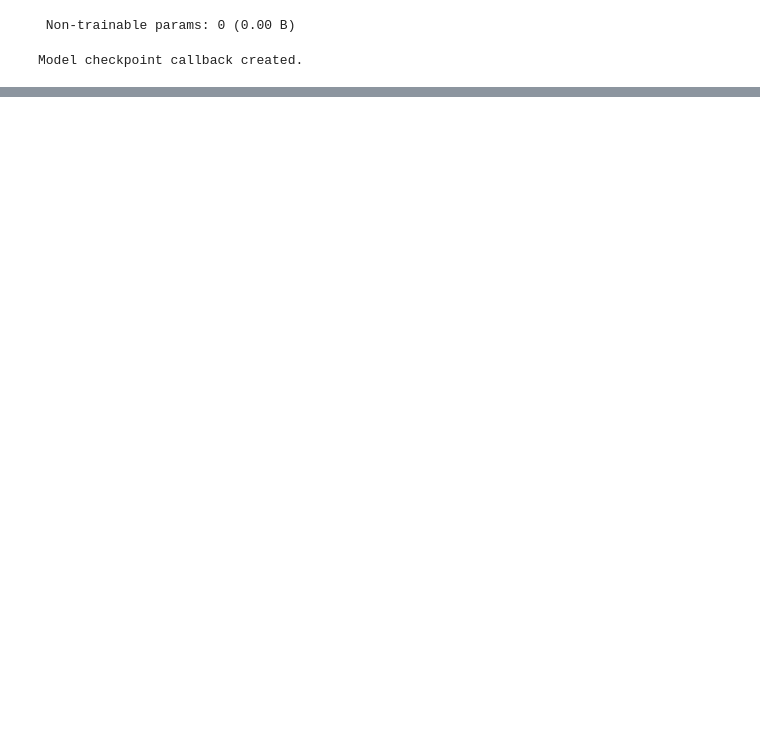
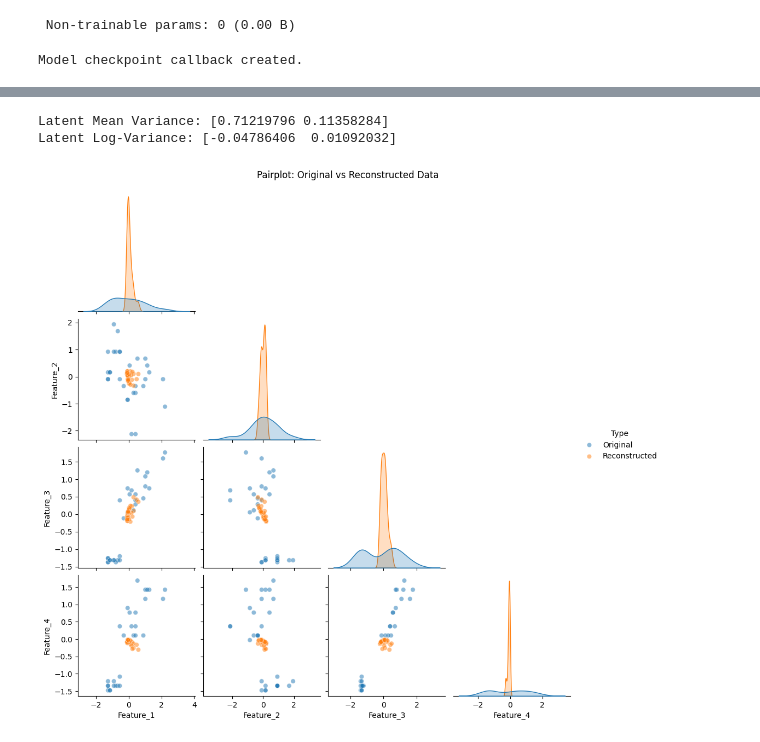
Before and after one commit to faduzin/representation-learning-vae, a Jupyter notebook: notebooks/testing.ipynb, the cells around one changed output, grey strips where cells are left out. Cells and saved outputs as stored; diff of their text form; code cells hidden in the pictures; blank space fills up the shorter version.

```diff
--- a/notebooks/testing.ipynb
+++ b/notebooks/testing.ipynb
@@ -117,2 +118,36 @@ Explained variance ratio: [0.99504775 0.00437488]
 [figure]
 Explained variance ratio: [0.80812541 0.1538968 ]
+# %%
+import numpy as np
+
+print("Latent Mean Variance:", np.var(z_mean, axis=0))
+print("Latent Log-Variance:", np.mean(z_log_var, axis=0))
+# %% [output]
+Latent Mean Variance: [0.71219796 0.11358284]
+Latent Log-Variance: [-0.04786406  0.01092032]
+# %%
+import pandas as pd
+import seaborn as sns
+import matplotlib.pyplot as plt
+
+# Ensure data has the same shape
+assert X_test.shape == reconstructions.shape, "Mismatch in data dimensions!"
+
+# Convert to DataFrame with feature names
+feature_names = [f"Feature_{i+1}" for i in range(X_test.shape[1])]
+df_original = pd.DataFrame(X_test, columns=feature_names)
+df_reconstructed = pd.DataFrame(reconstructions, columns=feature_names)
+
+# Add labels to distinguish datasets
+df_original["Type"] = "Original"
+df_reconstructed["Type"] = "Reconstructed"
+
+# Concatenate for visualization
+df_combined = pd.concat([df_original, df_reconstructed])
+
+# Pairplot with color-coded types
+sns.pairplot(df_combined, hue="Type", plot_kws={"alpha": 0.5}, corner=True)
+plt.suptitle("Pairplot: Original vs Reconstructed Data", y=1.02)
+plt.show()
+# %% [output]
+[figure, added]
```
Also changed, not shown: parts of 7 cells of this notebook, 1 other file.
